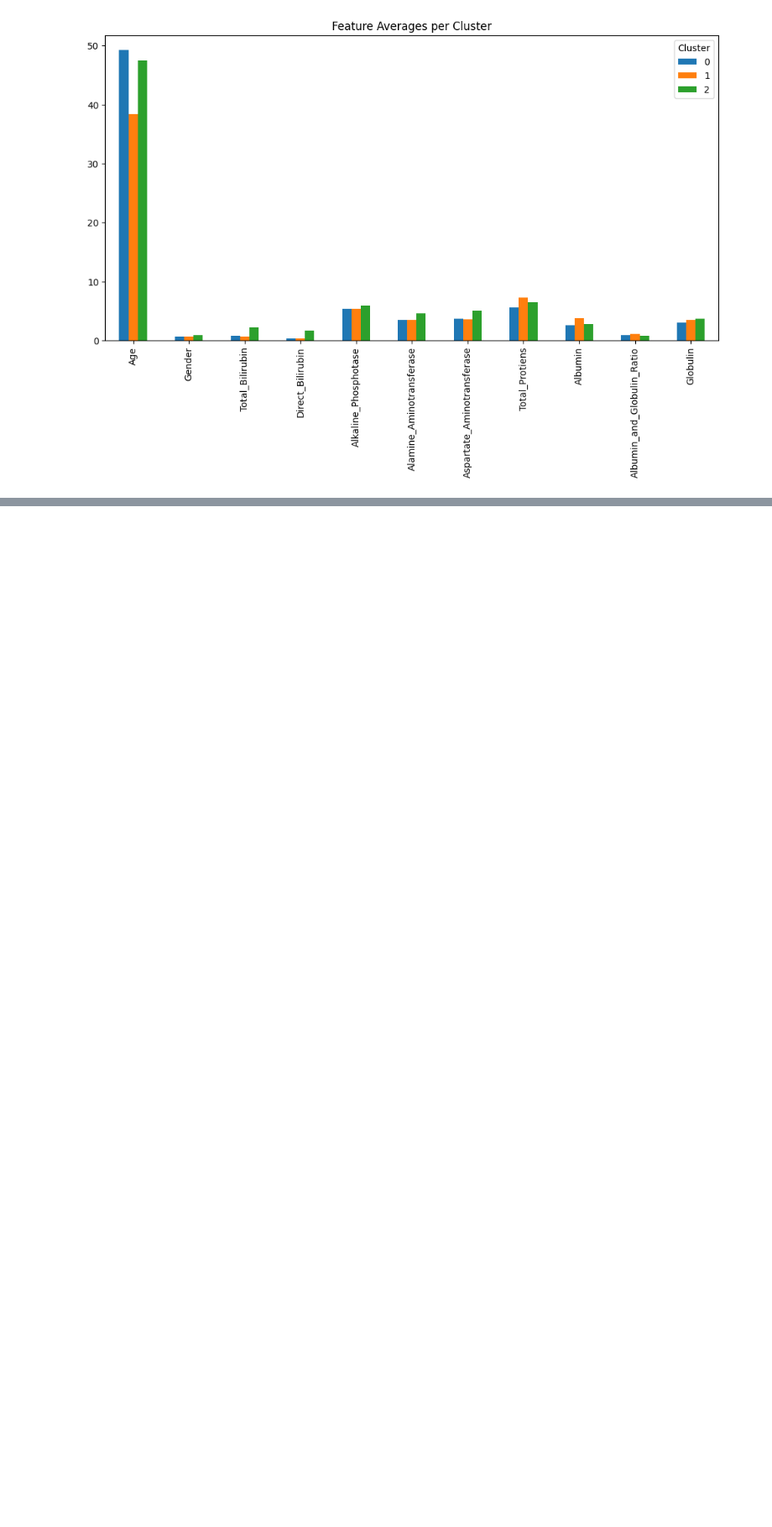
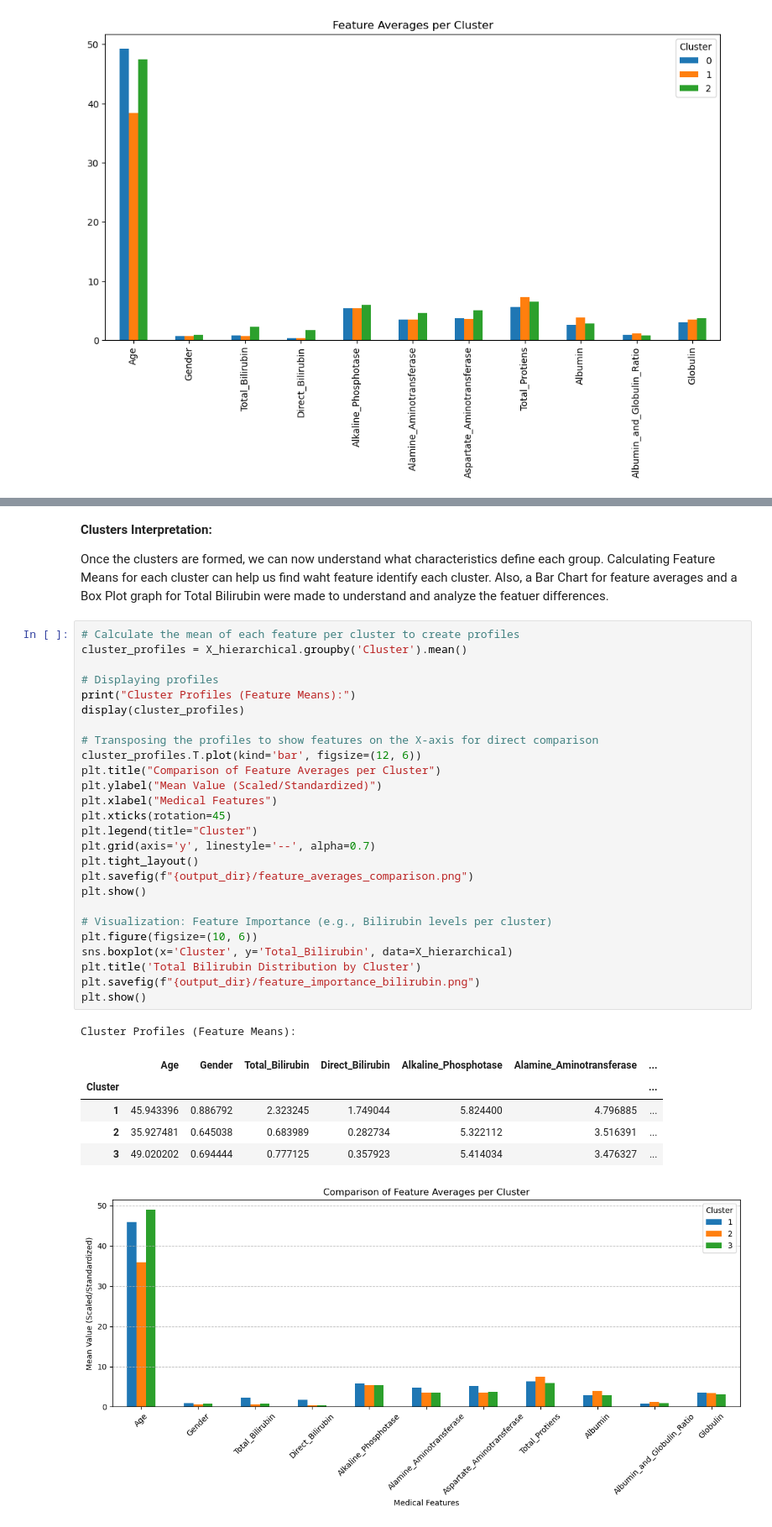
Before and after one commit to JumanahAlanazy/SW485-Project-G7, a Jupyter notebook: SW485-Project/Phase2_Unsupervised_Learning.ipynb, the cells around one changed output, grey strips where cells are left out. Shown at 84% size. Drawn from its saved outputs; the diff is of its cells as text; blank space fills up the shorter version.

```diff
--- a/SW485-Project/Phase2_Unsupervised_Learning.ipynb
+++ b/SW485-Project/Phase2_Unsupervised_Learning.ipynb
@@ -248,0 +400,38 @@ Finally, the use of BCubed metrics is only an approximation in this context, sin
+# %% [markdown]
+**Clusters Interpretation:**
+
+Once the clusters are formed, we can now understand what characteristics define each group. Calculating Feature Means for each cluster can help us find waht feature identify each cluster. Also, a Bar Chart for feature averages and a Box Plot graph for Total Bilirubin were made to understand and analyze the featuer differences.
+# %%
+# Calculate the mean of each feature per cluster to create profiles
+cluster_profiles = X_hierarchical.groupby('Cluster').mean()
+
+# Displaying profiles
+print("Cluster Profiles (Feature Means):")
+display(cluster_profiles)
+
+# Transposing the profiles to show features on the X-axis for direct comparison
+cluster_profiles.T.plot(kind='bar', figsize=(12, 6))
+plt.title("Comparison of Feature Averages per Cluster")
+plt.ylabel("Mean Value (Scaled/Standardized)")
+plt.xlabel("Medical Features")
+plt.xticks(rotation=45)
+plt.legend(title="Cluster")
+plt.grid(axis='y', linestyle='--', alpha=0.7)
+plt.tight_layout()
+plt.savefig(f"{output_dir}/feature_averages_comparison.png")
+plt.show()
+
+# Visualization: Feature Importance (e.g., Bilirubin levels per cluster)
+plt.figure(figsize=(10, 6))
+sns.boxplot(x='Cluster', y='Total_Bilirubin', data=X_hierarchical)
+plt.title('Total Bilirubin Distribution by Cluster')
+plt.savefig(f"{output_dir}/feature_importance_bilirubin.png")
+plt.show()
+# %% [output]
+Cluster Profiles (Feature Means):
+|  | Age | Gender | Total_Bilirubin | Direct_Bilirubin | Alkaline_Phosphotase | Alamine_Aminotransferase | ... |
+| Cluster |  |  |  |  |  |  | ... |
+| 1 | 45.943396 | 0.886792 | 2.323245 | 1.749044 | 5.824400 | 4.796885 | ... |
+| 2 | 35.927481 | 0.645038 | 0.683989 | 0.282734 | 5.322112 | 3.516391 | ... |
+| 3 | 49.020202 | 0.694444 | 0.777125 | 0.357923 | 5.414034 | 3.476327 | ... |
+[figure, added]
```
Also changed, not shown: parts of 20 cells of this notebook, 22 other files.
